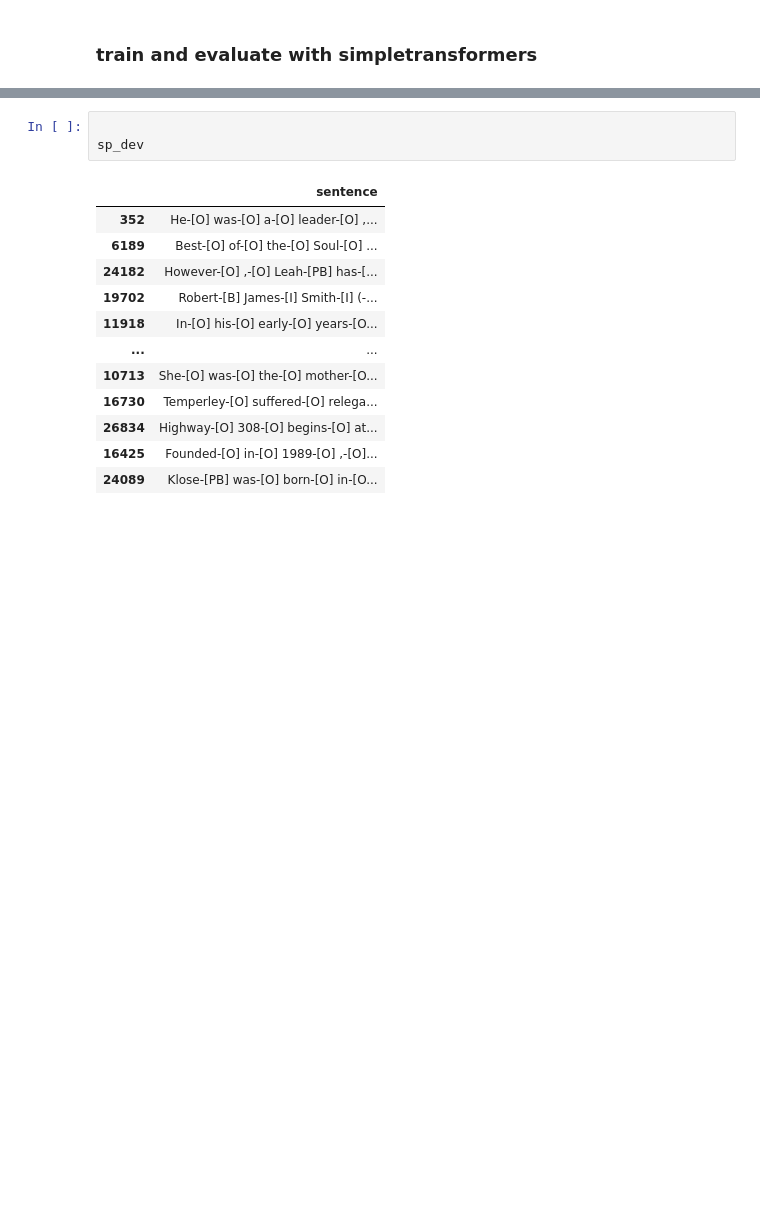
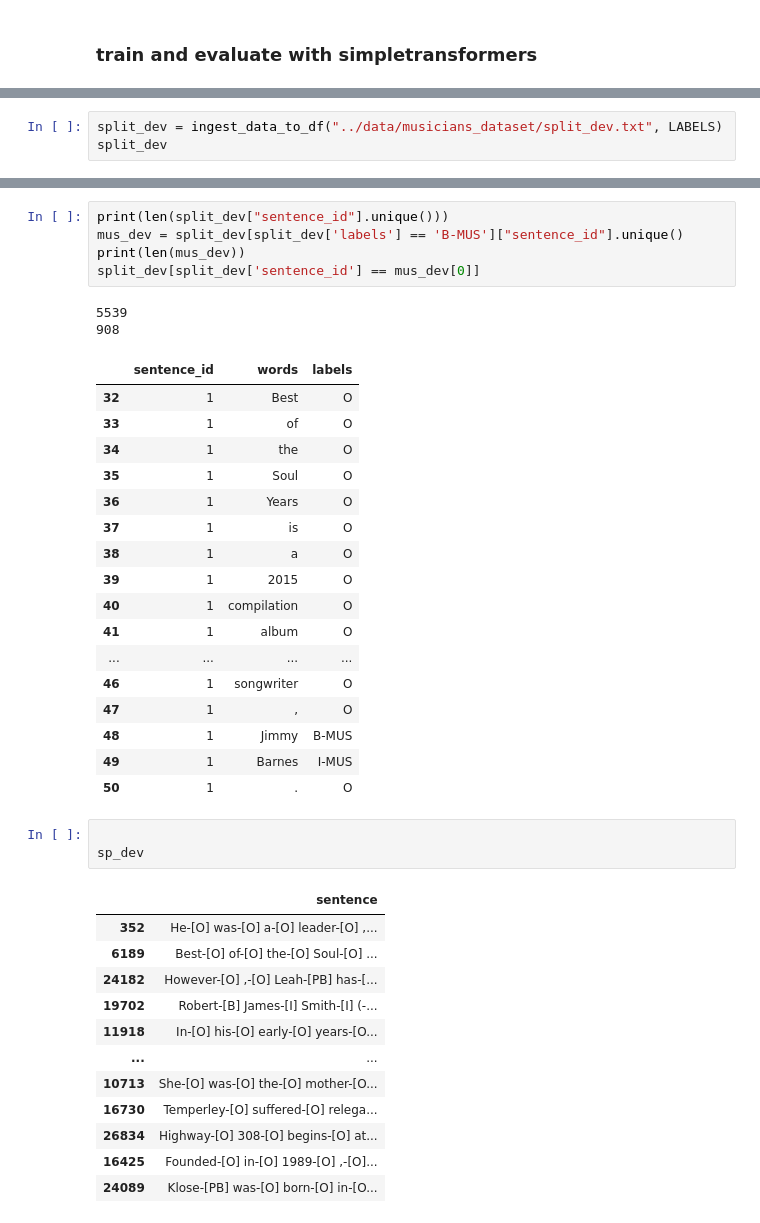
Before and after one commit to allenai/spike-ds-tutorials, a Jupyter notebook: src/train_with_simpletransformers.ipynb, the cells around one changed output, grey strips where cells are left out. Cells and saved outputs as stored; diff of their text form; blank space fills up the shorter version.

```diff
--- a/src/train_with_simpletransformers.ipynb
+++ b/src/train_with_simpletransformers.ipynb
@@ -163,0 +214,3 @@ INFO:simpletransformers.ner.ner_model: Converting to features started.
+# %%
+split_dev = ingest_data_to_df("../data/musicians_dataset/split_dev.txt", LABELS)
+split_dev
@@ -164,3 +260,28 @@ INFO:simpletransformers.ner.ner_model: Converting to features started.
+# %%
+print(len(split_dev["sentence_id"].unique()))
+mus_dev = split_dev[split_dev['labels'] == 'B-MUS']["sentence_id"].unique()
+print(len(mus_dev))
+split_dev[split_dev['sentence_id'] == mus_dev[0]]
+# %% [output]
+5539
+908
+|  | sentence_id | words | labels |
+| 32 | 1 | Best | O |
+| 33 | 1 | of | O |
+| 34 | 1 | the | O |
+| 35 | 1 | Soul | O |
+| 36 | 1 | Years | O |
+| 37 | 1 | is | O |
+| 38 | 1 | a | O |
+| 39 | 1 | 2015 | O |
+| 40 | 1 | compilation | O |
+| 41 | 1 | album | O |
+| ... | ... | ... | ... |
+| 46 | 1 | songwriter | O |
+| 47 | 1 | , | O |
+| 48 | 1 | Jimmy | B-MUS |
+| 49 | 1 | Barnes | I-MUS |
+| 50 | 1 | . | O |
 # %%
 
 sp_dev
```
Also changed, not shown: parts of 12 cells of this notebook, 14 other files.
